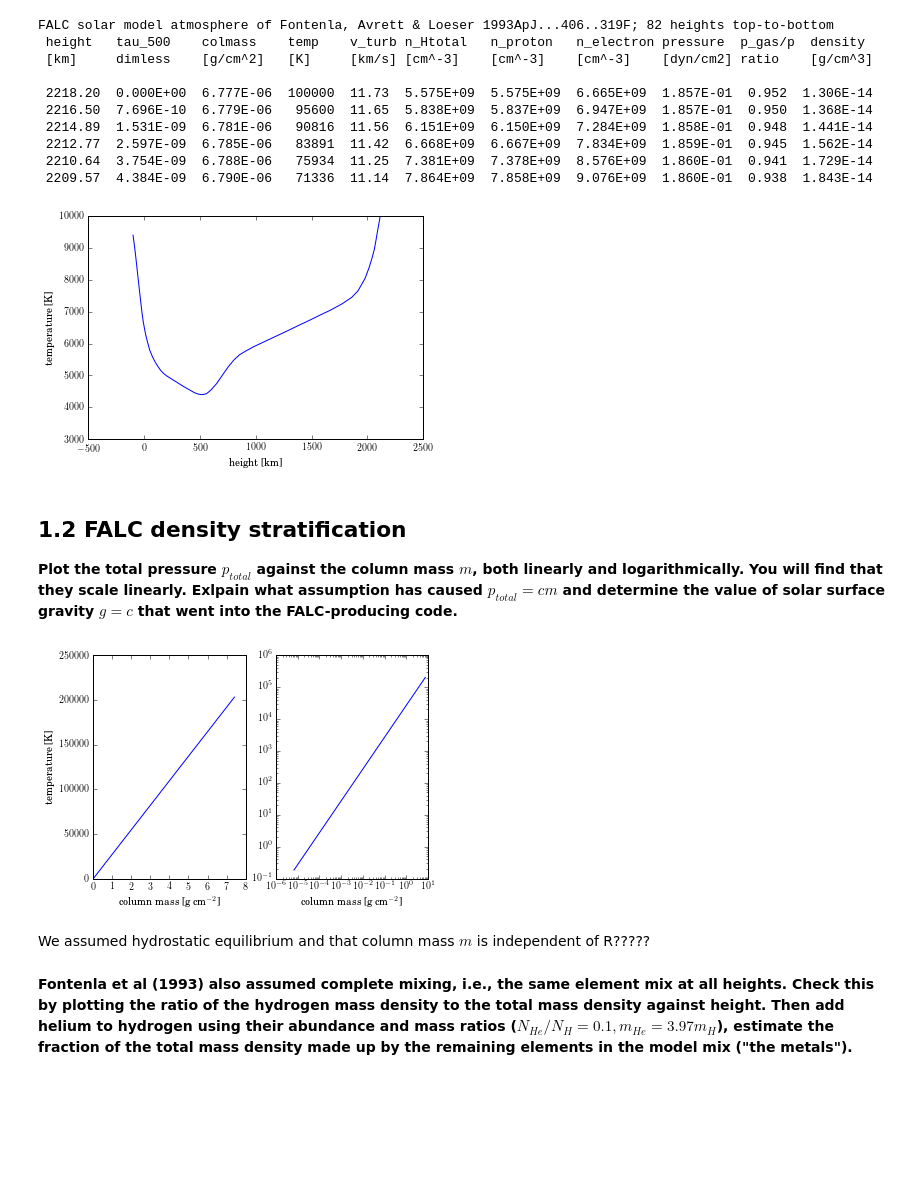
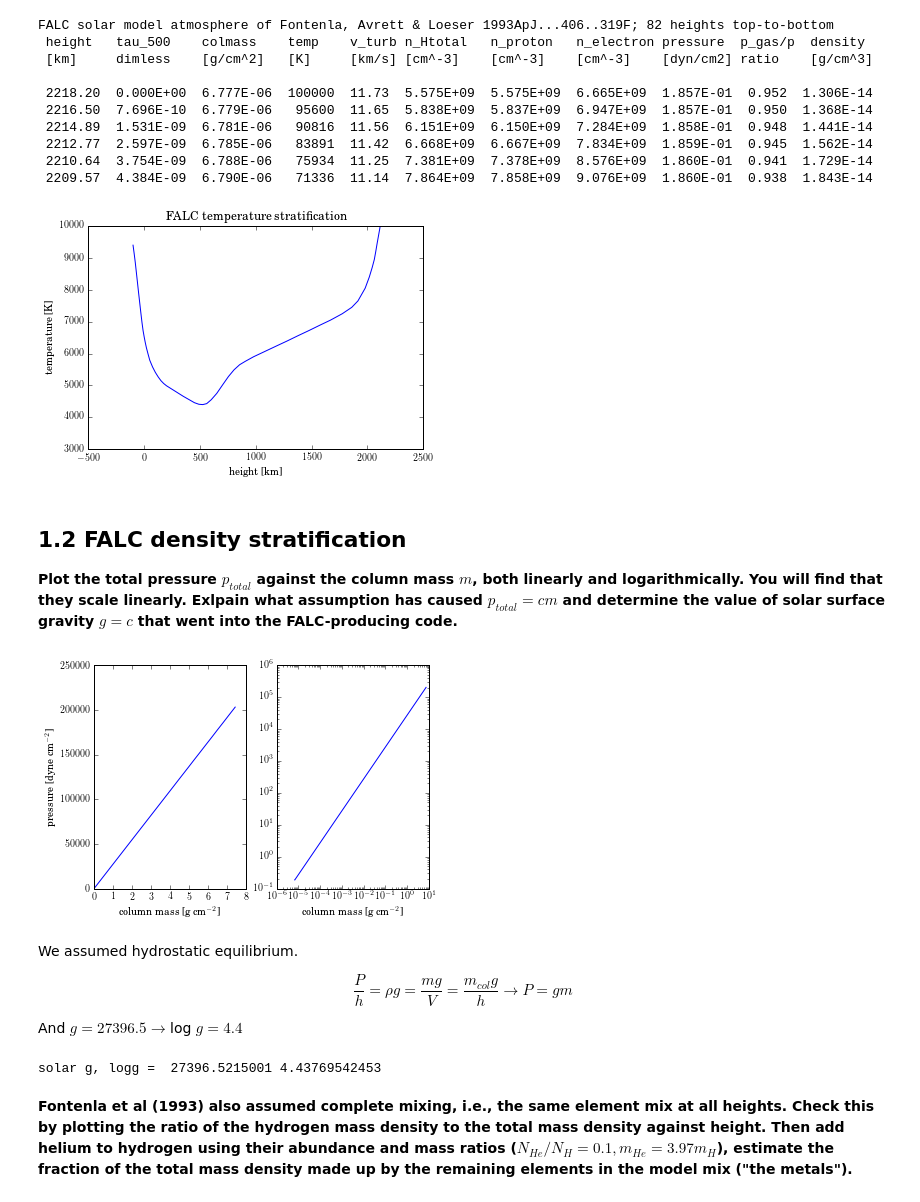
Before and after one commit to mattcwilde/Classes, a Jupyter notebook: ASTR521/HW4/LAB_B1.ipynb, the cells around one changed output. Saved outputs shown, nothing was run; the diff lists cells and outputs as text; code cells hidden in the pictures; blank space fills up the shorter version.

```diff
--- a/ASTR521/HW4/LAB_B1.ipynb
+++ b/ASTR521/HW4/LAB_B1.ipynb
@@ -38,12 +40,13 @@ h, tau5, colm, temp, vturb, nhyd, nprot, nel, ptot, pgasptot, dens = np.loadtxt(
 # %%
 fig, ax = plt.subplots()
 ax.plot(h,temp)
 ax.set_ylim(3000,10000)
 ax.set_xlabel('height [km]')
 ax.set_ylabel('temperature [K]')
+ax.set_title('FALC temperature stratification')
 plt.show()
 # %% [output]
-[figure, old version]
+[figure, new version]
 # %% [markdown]
 ## 1.2 FALC density stratification
 
@@ -53,16 +56,25 @@ fig, ax = plt.subplots(ncols=2)
 
 ax[0].plot(colm,ptot)
 ax[0].set_xlabel('column mass [g cm$^{-2}$]')
-ax[0].set_ylabel('temperature [K]')
+ax[0].set_ylabel('pressure [dyne cm$^{-2}$]')
 
 ax[1].loglog(colm,ptot)
 ax[1].set_xlabel('column mass [g cm$^{-2}$]')
 
 plt.show()
 # %% [output]
-[figure, old version]
+[figure, new version]
-# %% [markdown]
-We assumed hydrostatic equilibrium and that column mass $m$ is independent of R?????
+# %% [markdown]
+We assumed hydrostatic equilibrium.
+
+$$ \frac{P}{h} = \rho g  = \frac{m g}{V} = \frac{m_{col}g}{h} \rightarrow  P = gm $$
+
+And $g = 27396.5 \rightarrow $log $g = 4.4$
+# %%
+g = (ptot[-1] - ptot[0])/(colm[-1] - colm[0])
+print "solar g, logg = ",g, np.log10(g)
+# %% [output]
+solar g, logg =  27396.5215001 4.43769542453
 # %% [markdown]
 **Fontenla et al (1993) also assumed complete mixing, i.e., the same element mix at all heights. Check this by plotting the ratio of the hydrogen mass density to the total mass density against height. Then add helium to hydrogen using their abundance and mass ratios ($N_{He}/N_{H} = 0.1, m_{He} = 3.97 m_{H}$), estimate the fraction of the total mass density made up by the remaining elements in the model mix ("the metals").**
 # %%
```
Also changed, not shown: parts of 39 cells of this notebook, 13 other files.
